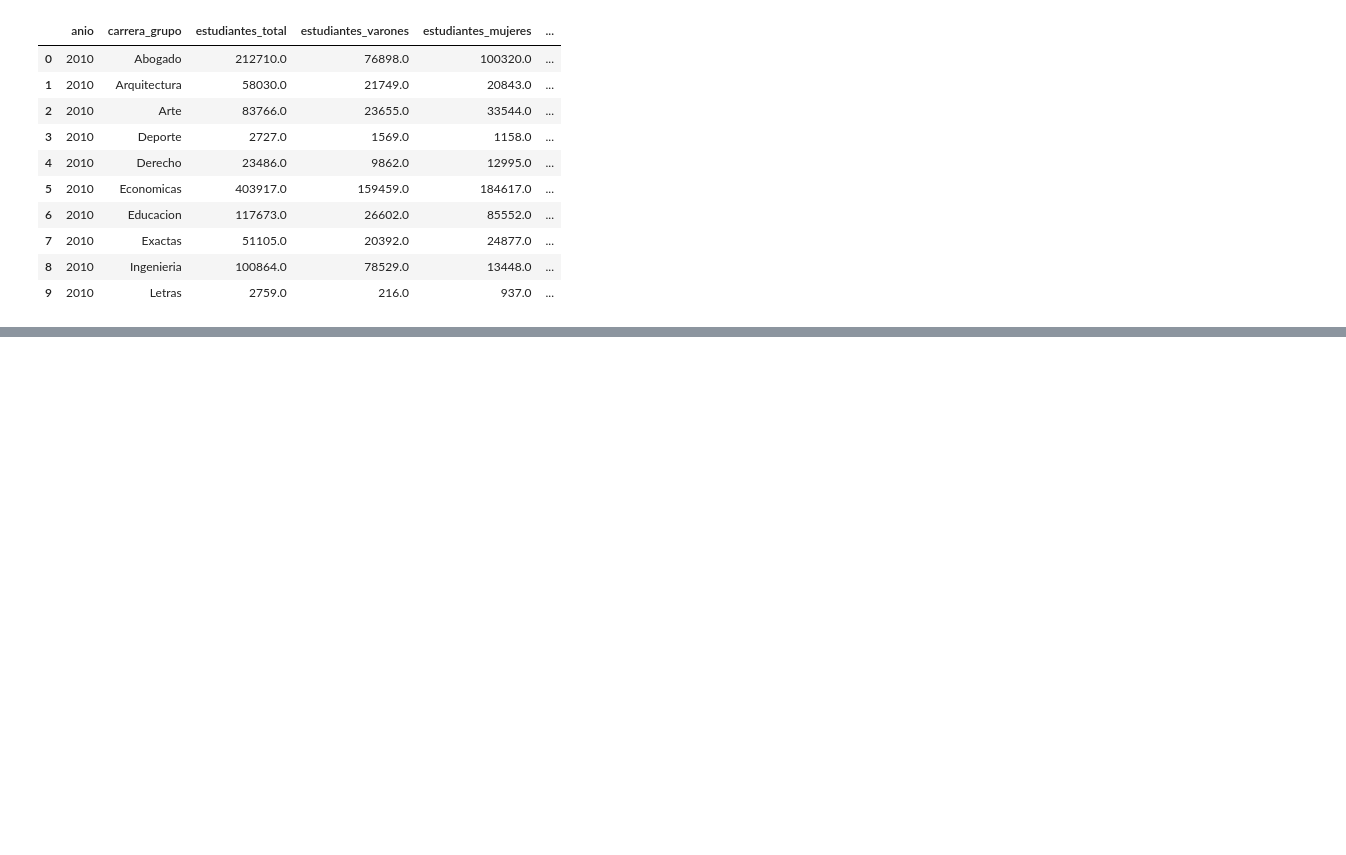
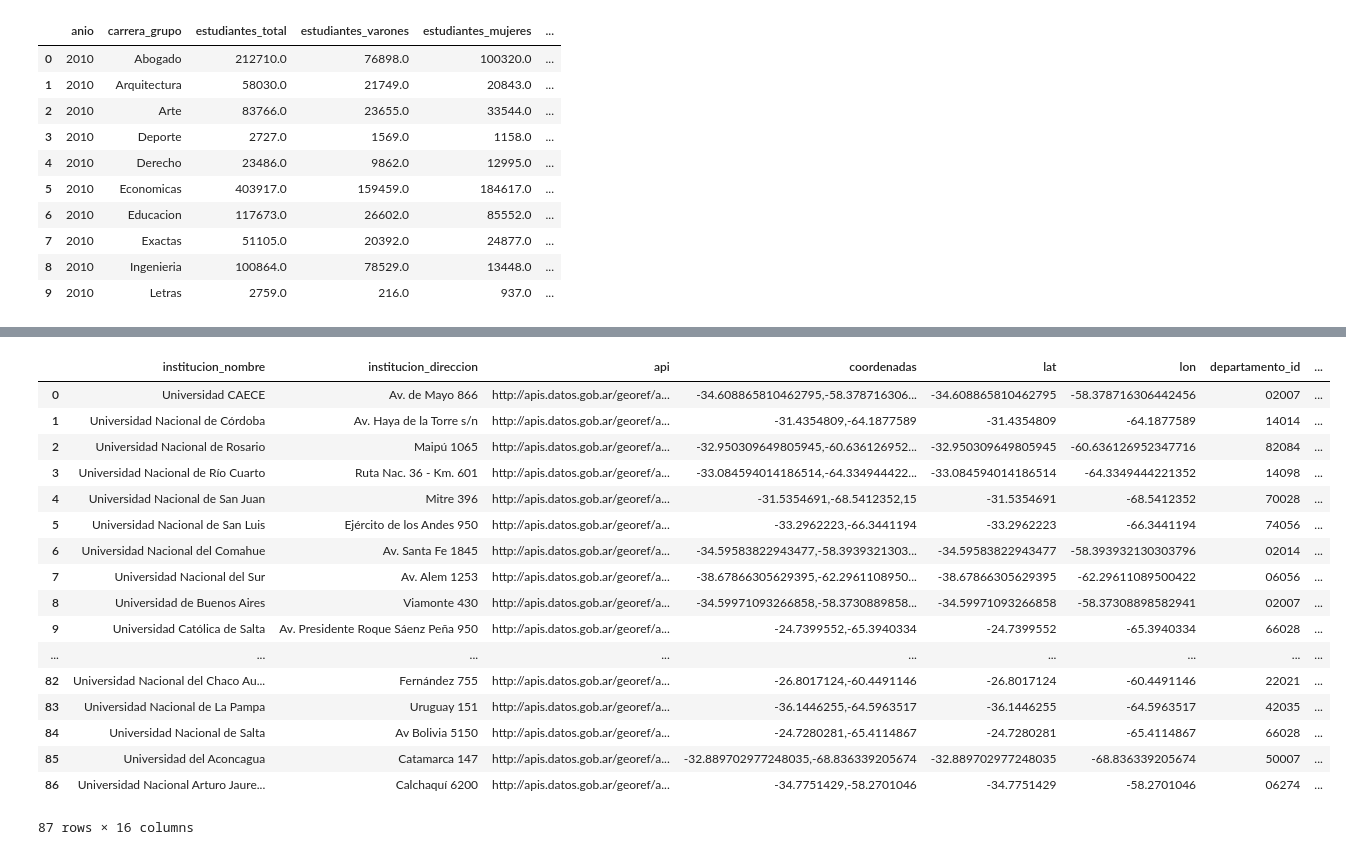
Before and after one commit to chicasentec/viz-carreras-nexjournal, a Jupyter notebook: etl-next-journal.ipynb, the cells around one changed output, grey strips where cells are left out. Cells and saved outputs as stored; diff of their text form; code cells hidden in the pictures; blank space fills up the shorter version.

Commit message:
Agrego ETL para mapas (georef y markers) se agregan bibliotecas en funcion georef

```diff
--- a/etl-next-journal.ipynb
+++ b/etl-next-journal.ipynb
@@ -98,0 +122,2 @@ df_evolucion_carrera.to_csv("data/output/carreras_evolucion_genero.csv", encodin
+# %%
+df_universidades = add_unidades_territoriales_to_df(df_universidades, lat_col="lat", lon_col="lon")
@@ -98,0 +151,3 @@ df_evolucion_carrera.to_csv("data/output/carreras_evolucion_genero.csv", encodin
+# %%
+df_universidades_merged = df_alumnos_merged.merge(df_universidades, how="left", left_on="institucion_nombre", right_on="institucion_nombre")
+df_universidades_merged.head()
@@ -98,0 +190,31 @@ df_evolucion_carrera.to_csv("data/output/carreras_evolucion_genero.csv", encodin
+# %%
+def concatenate_map(grupos_carreras):
+    grupos_str = [str(grupo) for grupo in set(grupos_carreras) if pd.notnull(grupo)]
+    return ",".join(grupos_str)
+# %%
+serie_lista_grupos = df_universidades_merged.groupby("institucion_nombre_new")["carrera_grupo"].apply(concatenate_map)
+serie_lista_carrera = df_universidades_merged.groupby("institucion_nombre_new")["carrera_nombre"].apply(concatenate_map)
+# %%
+df_ubicacion_universidades_grupos = df_universidades.merge(
+    serie_lista_grupos, how="left", left_on="institucion_nombre", right_index=True)
+df_ubicacion_universidades_grupos = df_ubicacion_universidades_grupos.merge(
+    serie_lista_carrera, how="left", left_on="institucion_nombre", right_index=True)
+# %% [output]
+|  | institucion_nombre | institucion_direccion | api | coordenadas | lat | lon | departamento_id | ... |
+| 0 | Universidad CAECE | Av. de Mayo 866 | http://apis.datos.gob.ar/georef/a... | -34.608865810462795,-58.378716306... | -34.608865810462795 | -58.378716306442456 | 02007 | ... |
+| 1 | Universidad Nacional de Córdoba | Av. Haya de la Torre s/n | http://apis.datos.gob.ar/georef/a... | -31.4354809,-64.1877589 | -31.4354809 | -64.1877589 | 14014 | ... |
+| 2 | Universidad Nacional de Rosario | Maipú 1065 | http://apis.datos.gob.ar/georef/a... | -32.950309649805945,-60.636126952... | -32.950309649805945 | -60.636126952347716 | 82084 | ... |
+| 3 | Universidad Nacional de Río Cuarto | Ruta Nac. 36 - Km. 601 | http://apis.datos.gob.ar/georef/a... | -33.084594014186514,-64.334944422... | -33.084594014186514 | -64.3349444221352 | 14098 | ... |
+| 4 | Universidad Nacional de San Juan | Mitre 396 | http://apis.datos.gob.ar/georef/a... | -31.5354691,-68.5412352,15 | -31.5354691 | -68.5412352 | 70028 | ... |
+| 5 | Universidad Nacional de San Luis | Ejército de los Andes 950 | http://apis.datos.gob.ar/georef/a... | -33.2962223,-66.3441194 | -33.2962223 | -66.3441194 | 74056 | ... |
+| 6 | Universidad Nacional del Comahue | Av. Santa Fe 1845 | http://apis.datos.gob.ar/georef/a... | -34.59583822943477,-58.3939321303... | -34.59583822943477 | -58.393932130303796 | 02014 | ... |
+| 7 | Universidad Nacional del Sur | Av. Alem 1253 | http://apis.datos.gob.ar/georef/a... | -38.67866305629395,-62.2961108950... | -38.67866305629395 | -62.29611089500422 | 06056 | ... |
+| 8 | Universidad de Buenos Aires | Viamonte 430 | http://apis.datos.gob.ar/georef/a... | -34.59971093266858,-58.3730889858... | -34.59971093266858 | -58.37308898582941 | 02007 | ... |
+| 9 | Universidad Católica de Salta | Av. Presidente Roque Sáenz Peña 950 | http://apis.datos.gob.ar/georef/a... | -24.7399552,-65.3940334 | -24.7399552 | -65.3940334 | 66028 | ... |
+| ... | ... | ... | ... | ... | ... | ... | ... | ... |
+| 82 | Universidad Nacional del Chaco Au... | Fernández 755 | http://apis.datos.gob.ar/georef/a... | -26.8017124,-60.4491146 | -26.8017124 | -60.4491146 | 22021 | ... |
+| 83 | Universidad Nacional de La Pampa | Uruguay 151 | http://apis.datos.gob.ar/georef/a... | -36.1446255,-64.5963517 | -36.1446255 | -64.5963517 | 42035 | ... |
+| 84 | Universidad Nacional de Salta | Av Bolivia 5150 | http://apis.datos.gob.ar/georef/a... | -24.7280281,-65.4114867 | -24.7280281 | -65.4114867 | 66028 | ... |
+| 85 | Universidad del Aconcagua | Catamarca 147 | http://apis.datos.gob.ar/georef/a... | -32.889702977248035,-68.836339205674 | -32.889702977248035 | -68.836339205674 | 50007 | ... |
+| 86 | Universidad Nacional Arturo Jaure... | Calchaquí 6200 | http://apis.datos.gob.ar/georef/a... | -34.7751429,-58.2701046 | -34.7751429 | -58.2701046 | 06274 | ... |
+87 rows × 16 columns
```
Also changed, not shown: parts of 15 cells of this notebook, 1 other file.
